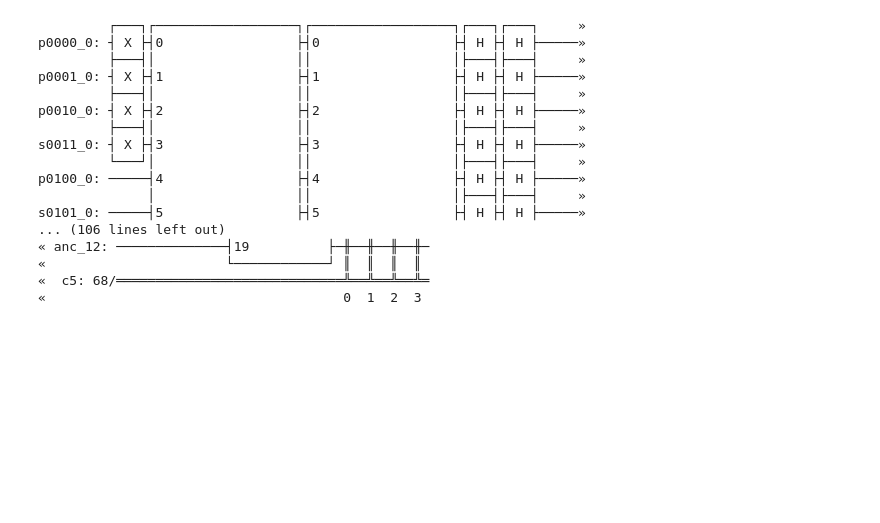
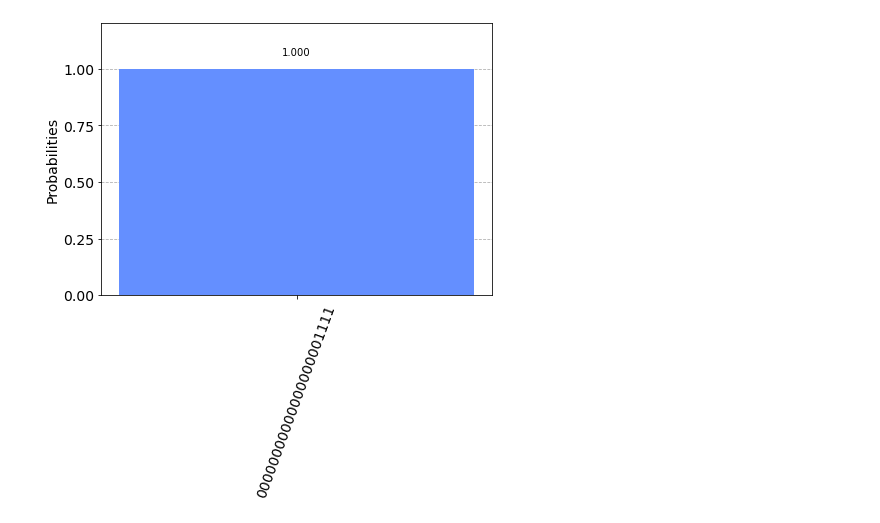
Before and after one commit to Dirac231/BCHamming, a Jupyter notebook: Hamming_phase.ipynb, the cells around one changed output. Cells and saved outputs as stored; diff of their text form; code cells hidden in the pictures; blank space fills up the shorter version.

Commit message:
Tested hamming code

```diff
--- a/Hamming_phase.ipynb
+++ b/Hamming_phase.ipynb
@@ -28,12 +8,15 @@ def HammingCircuit(N,ClassicalRegisters=None,ancillas=1):
 # %%
 N = 3
-circuit=HammingCircuit(N, True, ancillas=N)
-circuit.h(list(range(2**N - N - 1)))
-circuit.append(hamming_encode(N), list(range(2**N)))
+circuit=HammingCircuit(N, ClassicalRegisters=True)
 
-not_power_2 = [i for i in range(2**N) if not is_power_2(i)]
-circuit.append(HammingGate0(N), list(range(2**N+N)))
-circuit.h(not_power_2)
-circuit.measure(not_power_2, not_power_2)
+circuit.x(0)
+circuit.x(1)
+circuit.x(2)
+circuit.x(3)
+circuit.append(Hamming_encode(N-1), list(range(2**N)))
+circuit.y(7)
+circuit.append(Hamming_decode(N-1), list(range(2**N + 2*N - 1)))
+
+circuit.measure(list(range(N)),list(range(N)))
 print(circuit.draw())
 # %% [output]
@@ -57,40 +39,0 @@ s101_0: ─────┤5                ├┤5  Hamming0 ├┤ H ├─╫
-# %%
-N = 4
-circuit=HammingCircuit(N, True, ancillas=3*N + 1)
-
-circuit.x(0)
-circuit.x(1)
-circuit.x(2)
-circuit.x(3)
-circuit.append(hamming_encode(N), list(range(2**(N))))
-circuit.append(hamming_encode(N), list(range(2**N)))
-
-not_power_2 = [i for i in range(2**N) if not is_power_2(i)]
-circuit.h(list(range(2**N)))
-circuit.y(6)
-circuit.h(list(range(2**N)))
-circuit.append(HammingGate0(N), list(range(2**N+N)))
-
-circuit.append(HammingGate0(N), [*not_power_2, *list(range(2**N+N, 2**N+3*N+1))])
-
-#circuit.measure(not_power_2, not_power_2)
-circuit.measure([7,10,11,12],[0,1,2,3])
-print(circuit.draw())
-# %% [output]
-         ┌───┐┌──────────────────┐┌──────────────────┐┌───┐┌───┐     »
-p0000_0: ┤ X ├┤0                 ├┤0                 ├┤ H ├┤ H ├─────»
-         ├───┤│                  ││                  │├───┤├───┤     »
-p0001_0: ┤ X ├┤1                 ├┤1                 ├┤ H ├┤ H ├─────»
-         ├───┤│                  ││                  │├───┤├───┤     »
-p0010_0: ┤ X ├┤2                 ├┤2                 ├┤ H ├┤ H ├─────»
-         ├───┤│                  ││                  │├───┤├───┤     »
-s0011_0: ┤ X ├┤3                 ├┤3                 ├┤ H ├┤ H ├─────»
-         └───┘│                  ││                  │├───┤├───┤     »
-p0100_0: ─────┤4                 ├┤4                 ├┤ H ├┤ H ├─────»
-              │                  ││                  │├───┤├───┤     »
-s0101_0: ─────┤5                 ├┤5                 ├┤ H ├┤ H ├─────»
-... (106 lines left out)
-« anc_12: ──────────────┤19          ├─╫──╫──╫──╫─
-«                       └────────────┘ ║  ║  ║  ║
-«  c5: 68/═════════════════════════════╩══╩══╩══╩═
-«                                      0  1  2  3
@@ -102,3 +40,8 @@ N
 # %%
 simulator = Aer.get_backend("qasm_simulator")
-result = qiskit.execute(circuit, backend = simulator, shots=1).result()
+result = qiskit.execute(circuit, backend = simulator, shots=10).result()
+
+from qiskit.tools.visualization import plot_histogram
+plot_histogram(result.get_counts(circuit))
+# %% [output]
+[figure, added]
```
Also changed, not shown: parts of 4 cells of this notebook, 1 other file.
